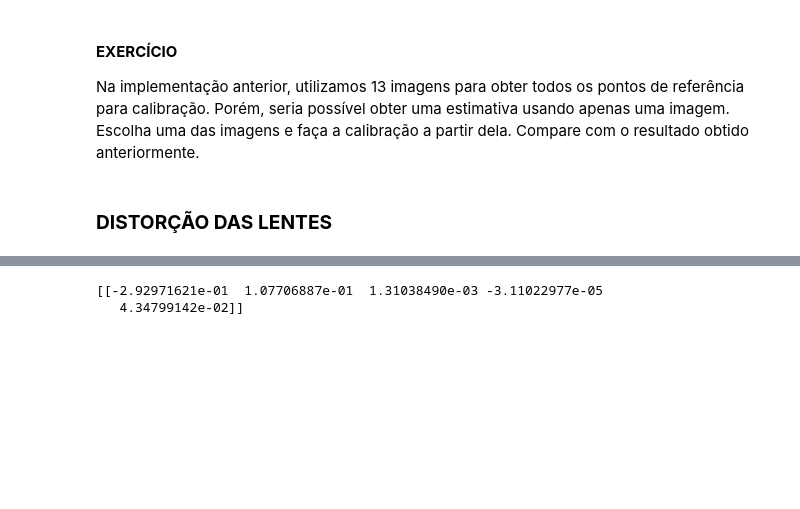
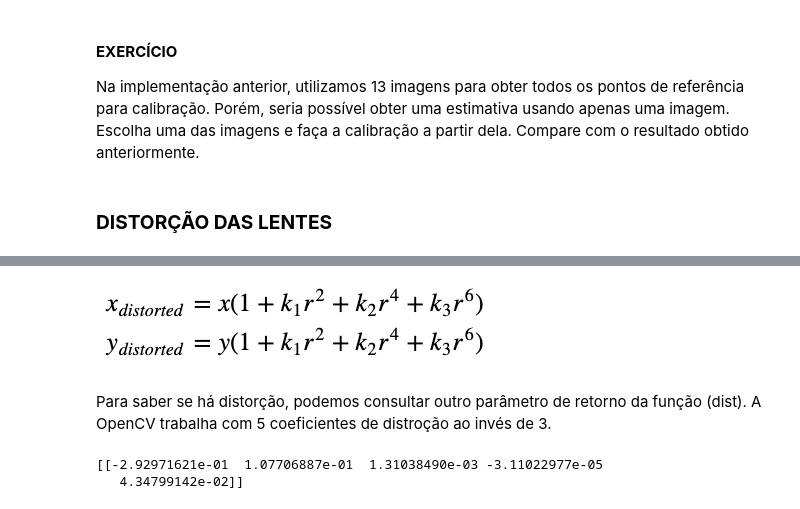
Before and after one commit to luizasilveira/visaocomputacional, a Jupyter notebook: Aula 16/Visão_Computacional_Aula_16.ipynb, the cells around one changed output, grey strips where cells are left out. Saved outputs shown, nothing was run; the diff lists cells and outputs as text; code cells hidden in the pictures; blank space fills up the shorter version.

```diff
--- a/Aula 16/Visão_Computacional_Aula_16.ipynb
+++ b/Aula 16/Visão_Computacional_Aula_16.ipynb
@@ -119,3 +125,10 @@ Para saber se há distorção, podemos consultar outro parâmetro de retorno da
+# %%
+img = cv2.imread('coefs.png')
+cv2_imshow(img)
+# %% [output]
+[figure, added]
+# %% [markdown]
+Para saber se há distorção, podemos consultar outro parâmetro de retorno da função (dist). A OpenCV trabalha com 5 coeficientes de distroção ao invés de 3.
 # %%
 _,mtx,dist,_,_ = cv2.calibrateCamera(objpoints, imgpoints, gray.shape[::-1],None,None)
 print(dist)
```
Also changed, not shown: parts of 5 cells of this notebook.
